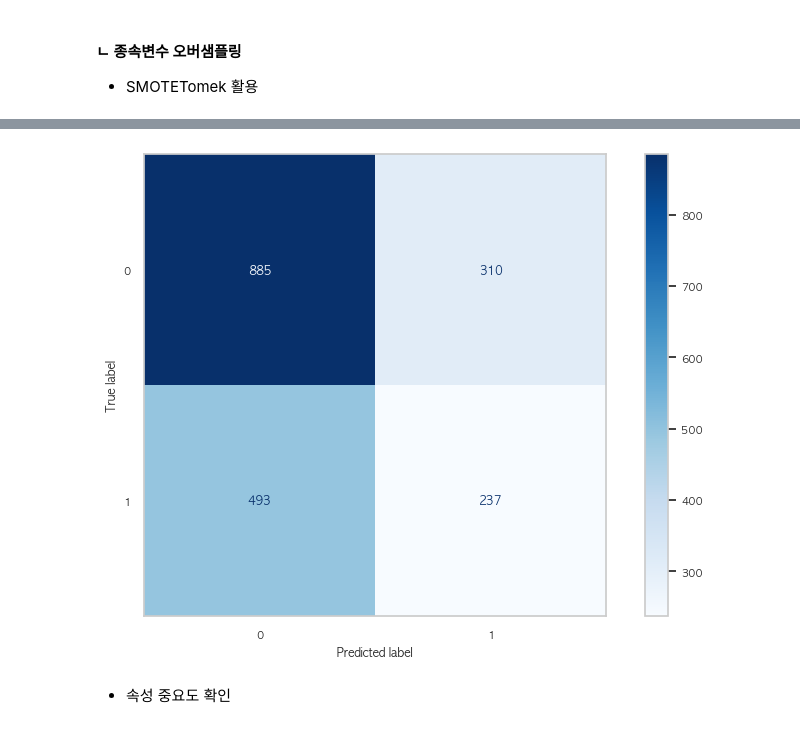
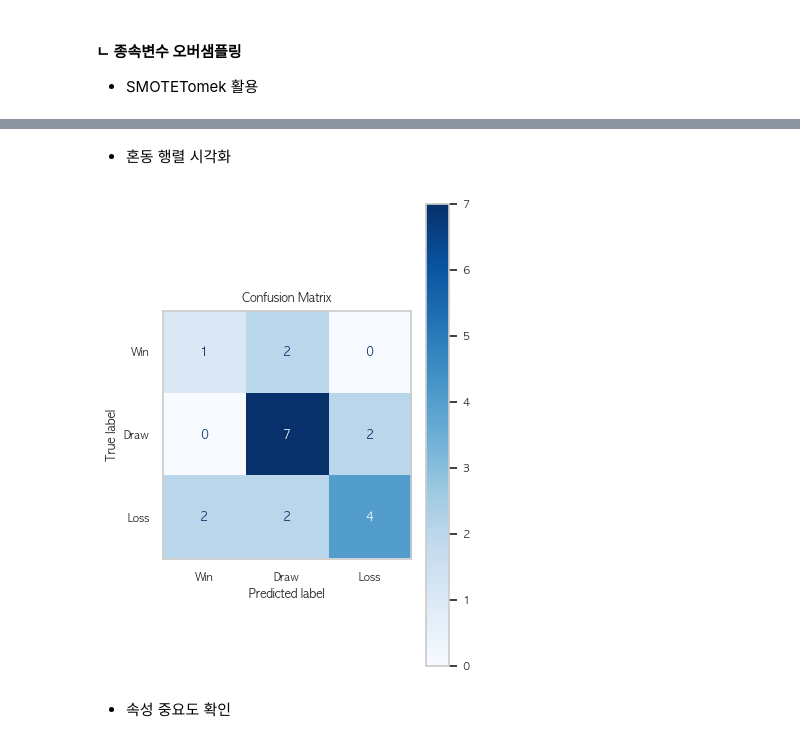
Before and after one commit to harrym8n/Proj_FC_Online, a Jupyter notebook: fconline_build_model.ipynb, the cells around one changed output, grey strips where cells are left out. Cells and saved outputs as stored; diff of their text form; code cells hidden in the pictures.

```diff
--- a/fconline_build_model.ipynb
+++ b/fconline_build_model.ipynb
@@ -655,3 +691,6 @@ Name: count, dtype: int64
+# %%
+# 위 컬럼 제거
+X = X.drop(columns=['goalTotal','averageRating'])
 # %% [markdown]
 #### ㄴ 종속변수 레이블 인코딩
 # %%
@@ -705,7 +746,7 @@ rf_model = RandomForestClassifier(random_state=42)
 # 그리드 서치를 위한 하이퍼파라미터 설정
 param_grid = {
     'n_estimators': [100, 200, 300],
-    'max_depth': [None, 10, 20, 30],
+    'max_depth': [None, 10, 20, 30, 50],
     'min_samples_split': [2, 5, 10],
     'min_samples_leaf': [1, 2, 4],
     'bootstrap': [True, False]
@@ -728,20 +769,27 @@ Fitting 5 folds for each of 216 candidates, totalling 1080 fits
 # 최적 파라미터 출력
 print(f'최적 파라미터: {grid_search.best_params_}')
 
-# 모델 평가
-## 평가 지표 계산
+# 모델 예측
+y_test_pred = grid_search.predict(X_test)
+y_test_proba = grid_search.predict_proba(X_test)  # 확률 예측값 (ROC AUC 계산용)
+
+# 평가 지표 계산 (다중 분류 적용)
 accuracy = accuracy_score(y_test, y_test_pred)
-precision = precision_score(y_test, y_test_pred, average='binary')  # 'binary'는 이진 분류의 경우
-recall = recall_score(y_test, y_test_pred, average='binary')
-f1 = f1_score(y_test, y_test_pred, average='binary')
-roc_auc = roc_auc_score(y_test, grid_search.predict_proba(X_test)[:, 1])  # 예측 확률을 기반으로 AUC 계산
+precision = precision_score(y_test, y_test_pred, average='weighted')  # 다중 분류이므로 'weighted' 사용
+recall = recall_score(y_test, y_test_pred, average='weighted')
+f1 = f1_score(y_test, y_test_pred, average='weighted')
+
+# 다중 분류 ROC AUC (OvR 방식)
+roc_auc = roc_auc_score(y_test, y_test_proba, multi_class='ovr')
+
+# 혼동 행렬 계산
 conf_matrix = confusion_matrix(y_test, y_test_pred)
 
-## 결과 출력
+# 결과 출력
 print(f"Accuracy: {accuracy:.4f}")
-print(f"Precision: {precision:.4f}")
-print(f"Recall: {recall:.4f}")
-print(f"F1 Score: {f1:.4f}")
-print(f"ROC AUC: {roc_auc:.4f}")
+print(f"Precision (Weighted): {precision:.4f}")
+print(f"Recall (Weighted): {recall:.4f}")
+print(f"F1 Score (Weighted): {f1:.4f}")
+print(f"ROC AUC (OvR): {roc_auc:.4f}")
 print(f"Confusion Matrix:\n{conf_matrix}")
 # %% [output]
@@ -771,13 +822,21 @@ weighted avg       0.56      0.58      0.57      1925
+# %% [markdown]
+- 혼동 행렬 시각화
 # %%
 # Confusion Matrix 생성
 cm = confusion_matrix(y_test, y_test_pred)
-disp = ConfusionMatrixDisplay(confusion_matrix=cm, display_labels=[0, 1])
+
+# 클래스 라벨 지정 (0: Win, 1: Draw, 2: Loss)
+class_labels = ["Win", "Draw", "Loss"]
+
+# Confusion Matrix 시각화
+disp = ConfusionMatrixDisplay(confusion_matrix=cm, display_labels=class_labels)
 disp.plot(cmap='Blues')
 
-plt.grid(False)
+plt.grid(False)  # 그리드 제거
+plt.title("Confusion Matrix")  # 제목 추가
 plt.show()
 # %% [output]
-[figure, old version]
+[figure, new version]
 # %% [markdown]
 - 속성 중요도 확인
 # %%
```
Also changed, not shown: parts of 57 cells of this notebook, 3 other files.
